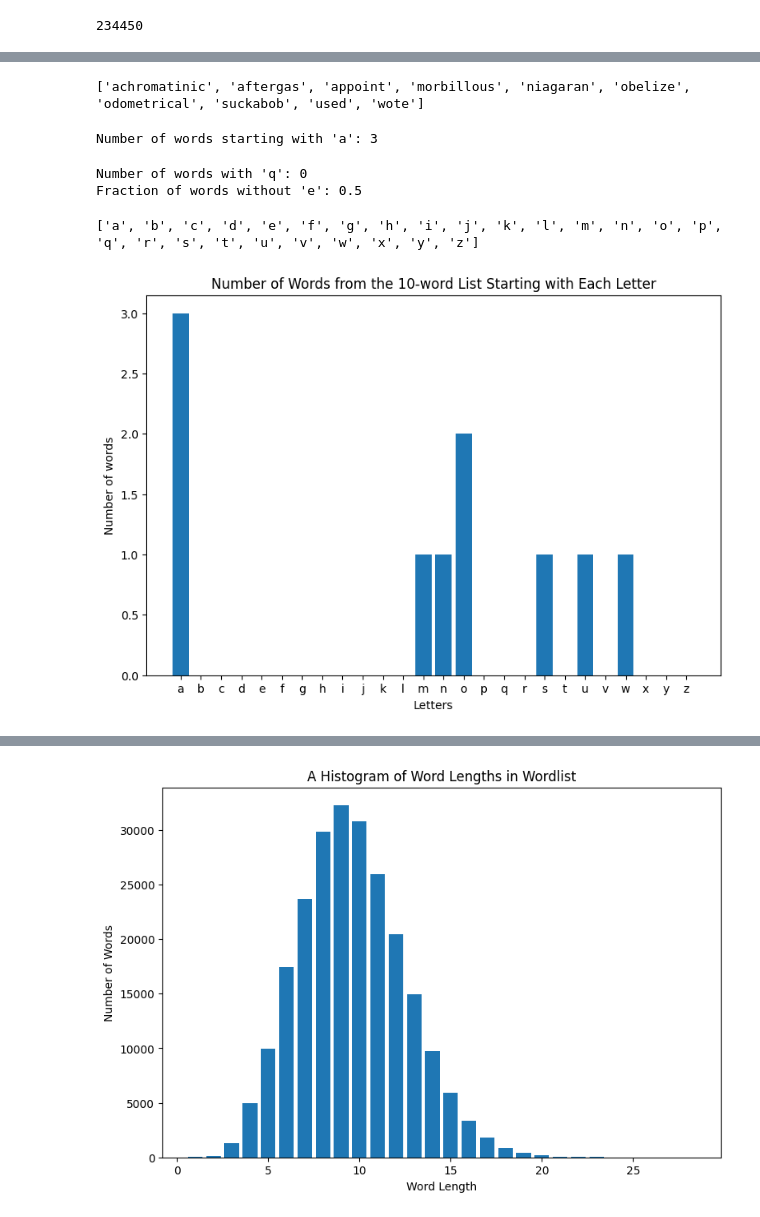
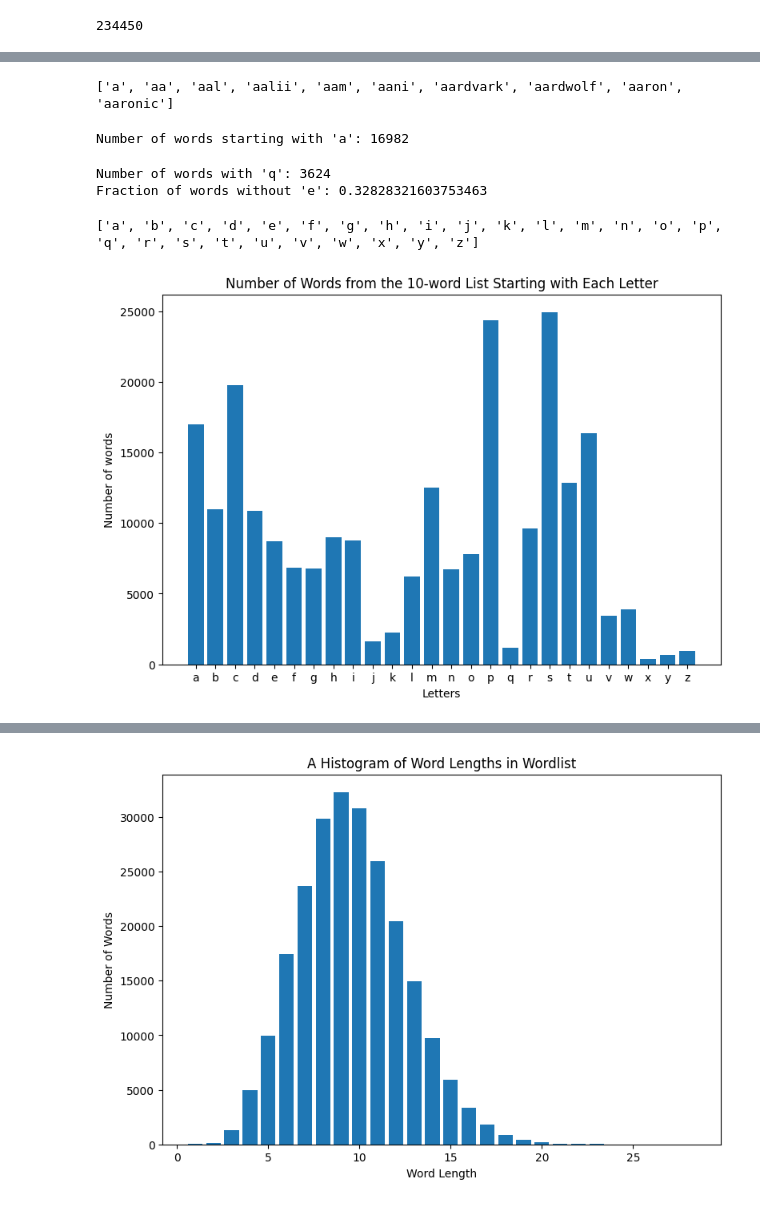
Before and after one commit to SOPHIEMHANNA/DATASCIENCE1002, a Jupyter notebook: 05_WordsHW.ipynb, the cells around one changed output, grey strips where cells are left out. Cells and saved outputs as stored; diff of their text form; code cells hidden in the pictures.

```diff
--- a/05_WordsHW.ipynb
+++ b/05_WordsHW.ipynb
@@ -22,29 +33,29 @@ print(wordlist[:10])
 # %%
-# Step 3 - Making a list containing all the same words as above but in alphabetical order
-alpha_list = sorted(wordlist[:10])
+# Step 3 - Making a list in alphabetical order
+alpha_list = sorted(wordlist)
 print(alpha_list[:10])
 # %% [output]
-['achromatinic', 'aftergas', 'appoint', 'morbillous', 'niagaran', 'obelize', 'odometrical', 'suckabob', 'used', 'wote']
+['a', 'aa', 'aal', 'aalii', 'aam', 'aani', 'aardvark', 'aardwolf', 'aaron', 'aaronic']
 # %%
 # Step 4 - words starting with a from the above list
 # wanted to define the 10 word list I was working with instead of the entire word list
 wordlist_10 = wordlist[:10]
 
-count_a = len([word for word in wordlist_10 if word.startswith('a')])
+count_a = len([word for word in wordlist if word.startswith('a')])
 print("Number of words starting with 'a':", count_a)
 # %% [output]
-Number of words starting with 'a': 3
+Number of words starting with 'a': 16982
 # %%
 # Step 5 - words with q or without e
-count_q = len([word for word in wordlist_10 if 'q' in word])
-count_without_e = len([word for word in wordlist_10 if 'e' not in word])
-fraction_without_e = count_without_e / len(wordlist_10)
+count_q = len([word for word in wordlist if 'q' in word])
+count_without_e = len([word for word in wordlist if 'e' not in word])
+fraction_without_e = count_without_e / len(wordlist)
 
-print("Number of words with 'q':", count_q)
-print("Fraction of words without 'e':", fraction_without_e)
+print("Number of words with the letter 'q':", count_q)
+print("Fraction of words without the letter 'e':", fraction_without_e)
 # %% [output]
-Number of words with 'q': 0
-Fraction of words without 'e': 0.5
+Number of words with 'q': 3624
+Fraction of words without 'e': 0.32828321603753463
 # %%
 # Step 6 - importing numpy, converting lists to numpy arrays
 import numpy as np
@@ -60,17 +71,17 @@ print(alphabet)
 # %%
 # Step 7 - making bar graph based on starting letters
 import matplotlib.pyplot as plt
 
-word_count_per_letter = {letter: len([word for word in wordlist_10 if word.startswith(letter)]) for letter in alphabet}
+word_count_per_letter = {letter: len([word for word in wordlist if word.startswith(letter)]) for letter in alphabet}
 
 plt.figure(figsize=(9, 6))
 plt.bar(word_count_per_letter.keys(), word_count_per_letter.values())
 plt.xlabel('Letters')
 plt.ylabel('Number of words')
 plt.title('Number of Words from the 10-word List Starting with Each Letter')
 plt.show()
 # %% [output]
-[figure, old version]
+[figure, new version]
 # %%
 # Step 8 - six longest words in word list
 words_sorted = sorted(wordlist, key=len, reverse=True)
```
Also changed, not shown: parts of 3 cells of this notebook.
